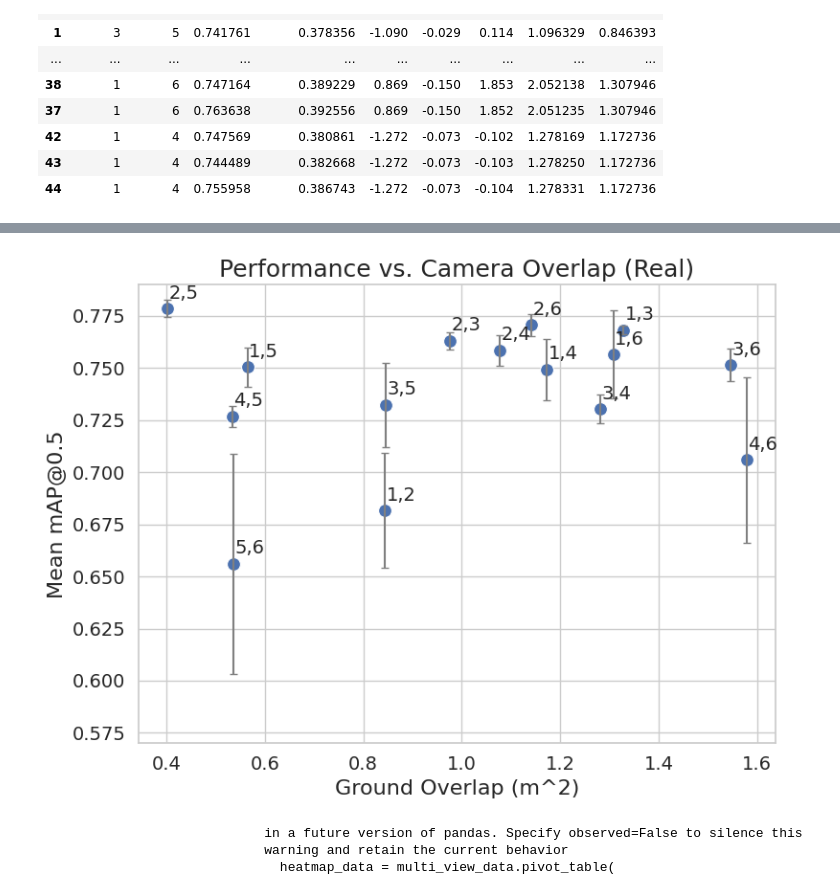
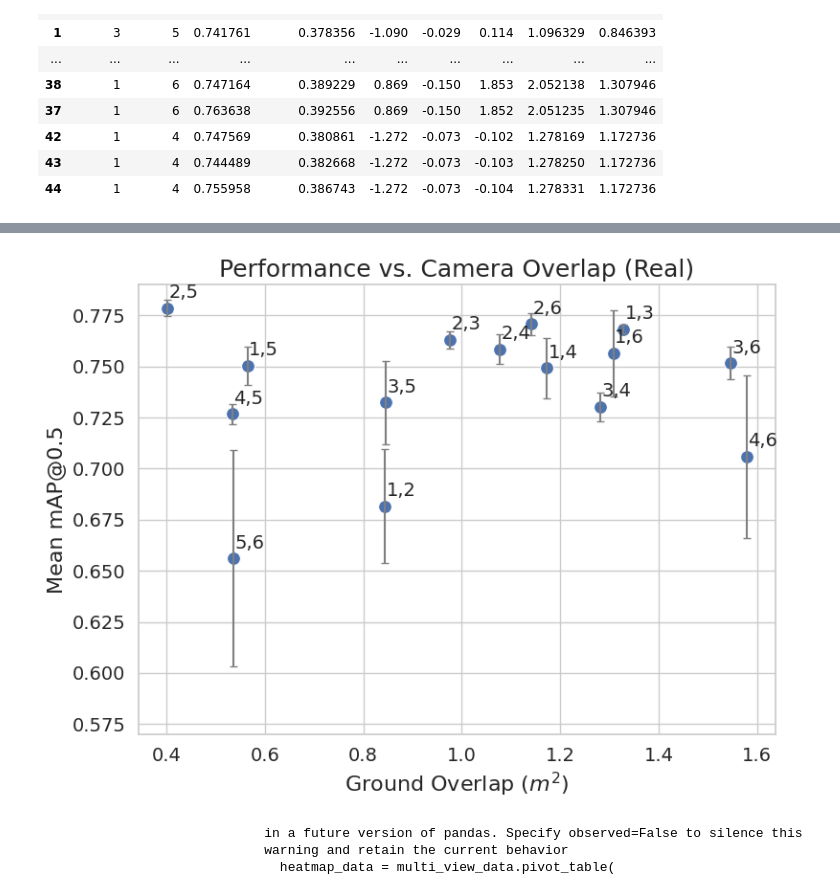
Before and after one commit to UGA-BSAIL/self-supervised-learning, a Jupyter notebook: notebooks/generate_figures.ipynb, the cells around one changed output, grey strips where cells are left out. Saved outputs shown, nothing was run; the diff lists cells and outputs as text; code cells hidden in the pictures.

Commit message:
Fix figure axis label.

```diff
--- a/notebooks/generate_figures.ipynb
+++ b/notebooks/generate_figures.ipynb
@@ -1014,31 +994,31 @@ for _, row in agg_data.iterrows():
         fmt="none",  # Don't use markers here, Seaborn already added them
         ecolor="gray",
         capsize=3
     )
 
 # Add labels for each point
 for _, row in agg_data.iterrows():
     label = f"{int(row['View 1'])},{int(row['View 2'])}"
     ax.text(
         row["overlap"] + 0.003, row["mean_mAP_05"] + 0.003,
         label, fontsize=14, ha="left", va="bottom",
     )
 
 # Step 3: Customize the plot
-plt.xlabel("Ground Overlap (m^2)", fontsize=16)
+plt.xlabel("Ground Overlap ($m^2$)", fontsize=16)
 plt.ylabel("Mean mAP@0.5", fontsize=16)
 plt.xticks(fontsize=14)
 plt.yticks(fontsize=14)
 plt.title("Performance vs. Camera Overlap (Real)", fontsize=18)
 plt.ylim(0.57, 0.79)
 plt.grid(True)
 plt.tight_layout()
 
 # Show the plot
 plt.show()
 # %% [output]
 [interactive output not drawn]
-[figure, old version]
+[figure, new version]
 # %%
 import pandas as pd
 from matplotlib import pyplot as plt
```
Also changed, not shown: parts of 1 cell of this notebook, 5 other files.
